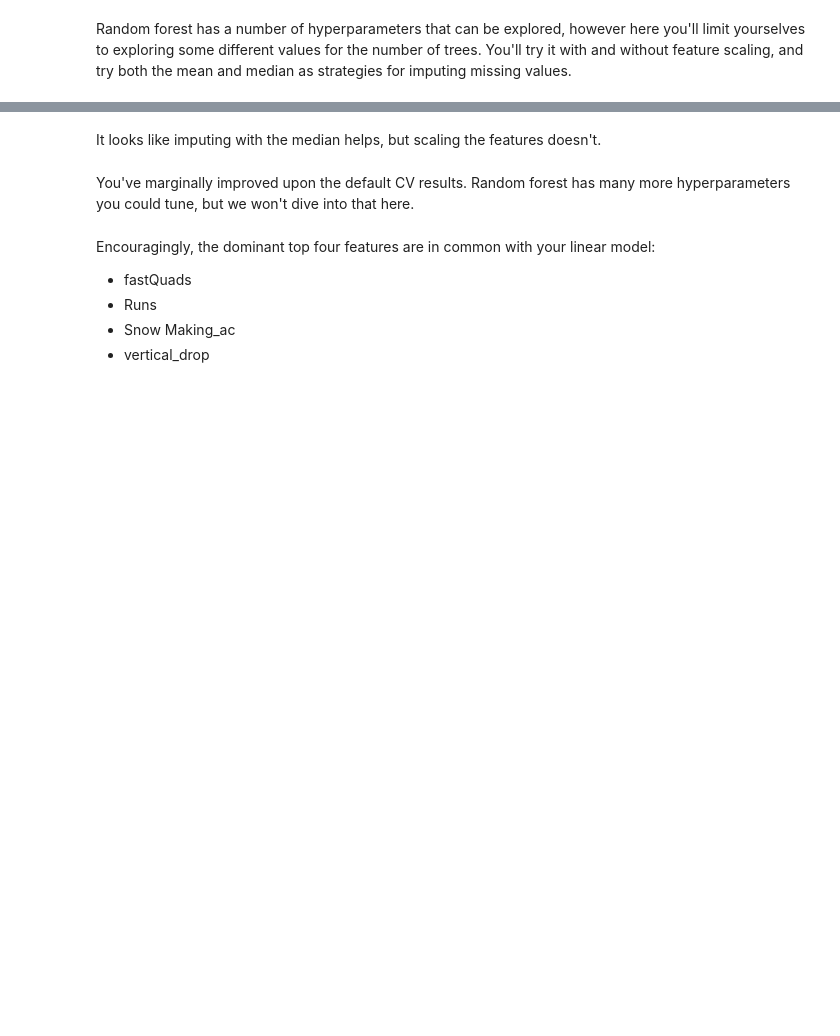
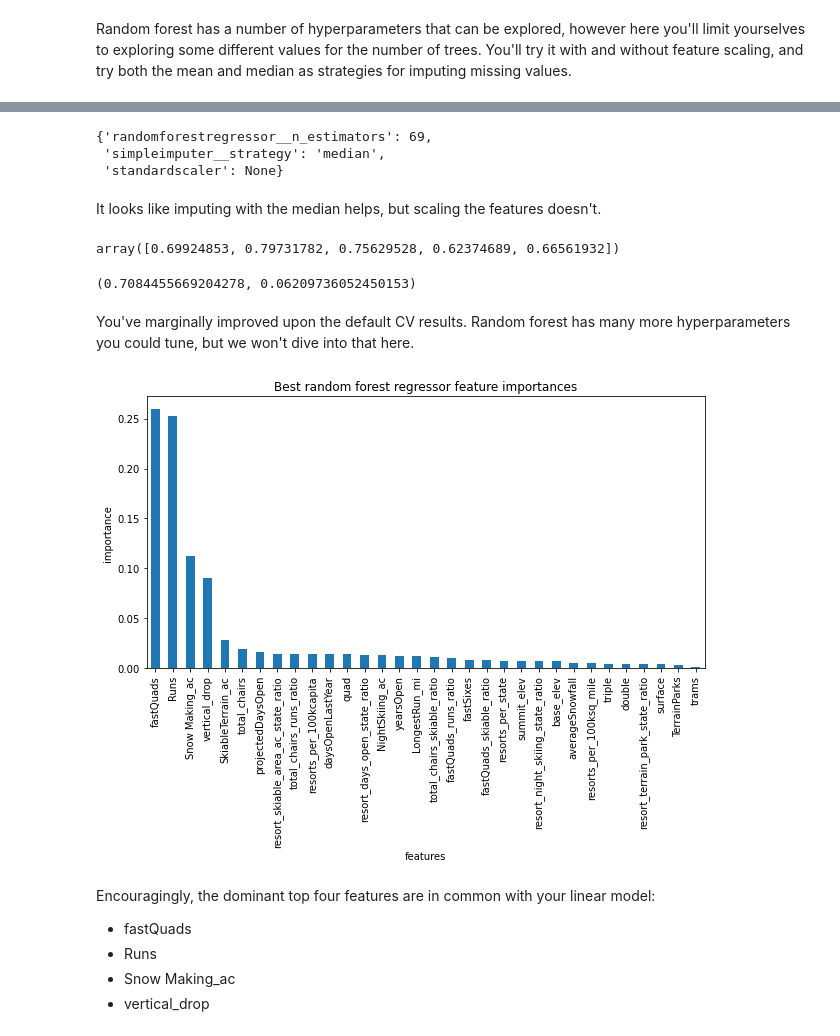
Before and after one commit to byongrakkim/DataScienceGuidedCapstone, a Jupyter notebook: Notebooks/04_preprocessing_and_training.ipynb, the cells around one changed output, grey strips where cells are left out. Cells and saved outputs as stored; diff of their text form; code cells hidden in the pictures; blank space fills up the shorter version.

```diff
--- a/Notebooks/04_preprocessing_and_training.ipynb
+++ b/Notebooks/04_preprocessing_and_training.ipynb
@@ -1088,9 +1088,9 @@ Time to stop the bad practice of repeatedly checking performance on the test spl
 #StandardScaler(),
 #and then RandomForestRegressor() with a random state of 47
 RF_pipe = make_pipeline(
-    ___(strategy=___),
-    ___,
-    ___(random_state=___)
+    SimpleImputer(strategy='median'),
+    StandardScaler(),
+    RandomForestRegressor(random_state=47)
 )
 # %% [markdown]
 ### 4.10.2 Fit and assess performance using cross-validation<a id='4.10.2_Fit_and_assess_performance_using_cross-validation'></a>
@@ -1121,9 +1143,9 @@ grid_params
 #Code task 24#
 #Call `GridSearchCV` with the random forest pipeline, passing in the above `grid_params`
 #dict for parameters to evaluate, 5-fold cross-validation, and all available CPU cores (if desired)
-rf_grid_cv = GridSearchCV(___, param_grid=___, cv=___, n_jobs=-1)
+rf_grid_cv = GridSearchCV(RF_pipe, param_grid=grid_params, cv=5, n_jobs=-1)
 # %%
 #Code task 25#
 #Now call the `GridSearchCV`'s `fit()` method with `X_train` and `y_train` as arguments
 #to actually start the grid search. This may take a minute or two.
-rf_grid_cv.___(___, ___)
+rf_grid_cv.fit(X_train, y_train)
@@ -1130,31 +1169,41 @@ rf_grid_cv.___(___, ___)
 # %%
 #Code task 26#
 #Print the best params (`best_params_` attribute) from the grid search
-rf_grid_cv.___
+rf_grid_cv.best_params_
+# %% [output]
+{'randomforestregressor__n_estimators': 69,
+ 'simpleimputer__strategy': 'median',
+ 'standardscaler': None}
 # %% [markdown]
 It looks like imputing with the median helps, but scaling the features doesn't.
 # %%
 rf_best_cv_results = cross_validate(rf_grid_cv.best_estimator_, X_train, y_train, cv=5)
 rf_best_scores = rf_best_cv_results['test_score']
 rf_best_scores
+# %% [output]
+array([0.69924853, 0.79731782, 0.75629528, 0.62374689, 0.66561932])
 # %%
 np.mean(rf_best_scores), np.std(rf_best_scores)
+# %% [output]
+(0.7084455669204278, 0.06209736052450153)
 # %% [markdown]
 You've marginally improved upon the default CV results. Random forest has many more hyperparameters you could tune, but we won't dive into that here.
 # %%
 #Code task 27#
 #Plot a barplot of the random forest's feature importances,
 #assigning the `feature_importances_` attribute of
 #`rf_grid_cv.best_estimator_.named_steps.randomforestregressor` to the name `imps` to then
 #create a pandas Series object of the feature importances, with the index given by the
 #training data column names, sorting the values in descending order
 plt.subplots(figsize=(10, 5))
-imps = rf_grid_cv.best_estimator_.named_steps.randomforestregressor.___
-rf_feat_imps = pd.Series(___, index=X_train.columns).sort_values(ascending=False)
+imps = rf_grid_cv.best_estimator_.named_steps.randomforestregressor.feature_importances_
+rf_feat_imps = pd.Series(imps, index=X_train.columns).sort_values(ascending=False)
 rf_feat_imps.plot(kind='bar')
 plt.xlabel('features')
 plt.ylabel('importance')
 plt.title('Best random forest regressor feature importances');
+# %% [output]
+[figure, added]
 # %% [markdown]
 Encouragingly, the dominant top four features are in common with your linear model:
 * fastQuads
```
Also changed, not shown: parts of 14 cells of this notebook, 1 other file.
